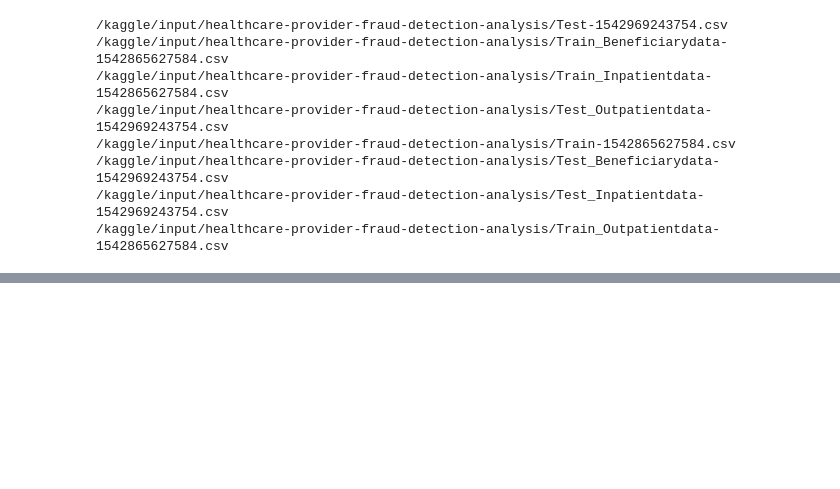
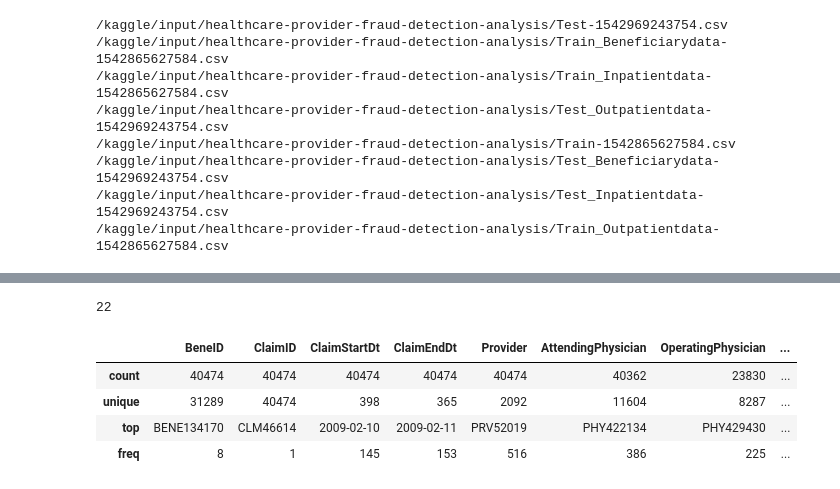
Before and after one commit to bkdevart/health_claims, a Jupyter notebook: health-claims.ipynb, the cells around one changed output, grey strips where cells are left out. Saved outputs shown, nothing was run; the diff lists cells and outputs as text; code cells hidden in the pictures; blank space fills up the shorter version.

```diff
--- a/health-claims.ipynb
+++ b/health-claims.ipynb
@@ -27,0 +71,3 @@ for dirname, _, filenames in os.walk('/kaggle/input'):
+# %%
+categorical_cols = df_inpatient.select_dtypes(include=['object', 'category']).columns.tolist()
+categorical_cols
@@ -27,0 +110,12 @@ for dirname, _, filenames in os.walk('/kaggle/input'):
+# %%
+len(categorical_cols)
+# %% [output]
+22
+# %%
+df_inpatient[categorical_cols[0:10]].describe()
+# %% [output]
+|  | BeneID | ClaimID | ClaimStartDt | ClaimEndDt | Provider | AttendingPhysician | OperatingPhysician | ... |
+| count | 40474 | 40474 | 40474 | 40474 | 40474 | 40362 | 23830 | ... |
+| unique | 31289 | 40474 | 398 | 365 | 2092 | 11604 | 8287 | ... |
+| top | BENE134170 | CLM46614 | 2009-02-10 | 2009-02-11 | PRV52019 | PHY422134 | PHY429430 | ... |
+| freq | 8 | 1 | 145 | 153 | 516 | 386 | 225 | ... |
```
Also changed, not shown: parts of 9 cells of this notebook.
